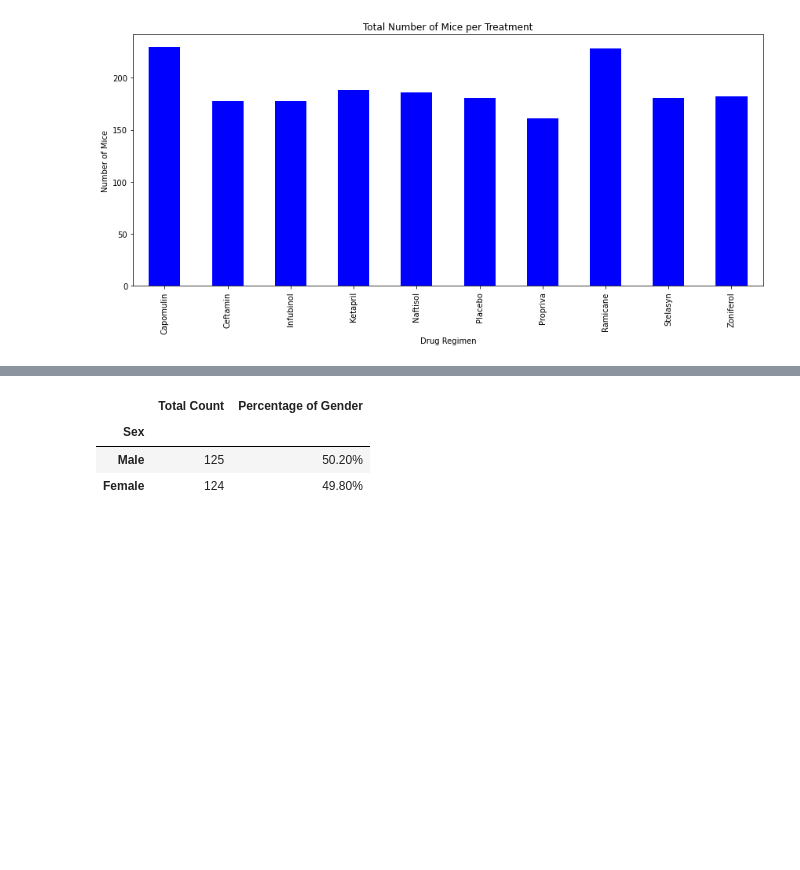
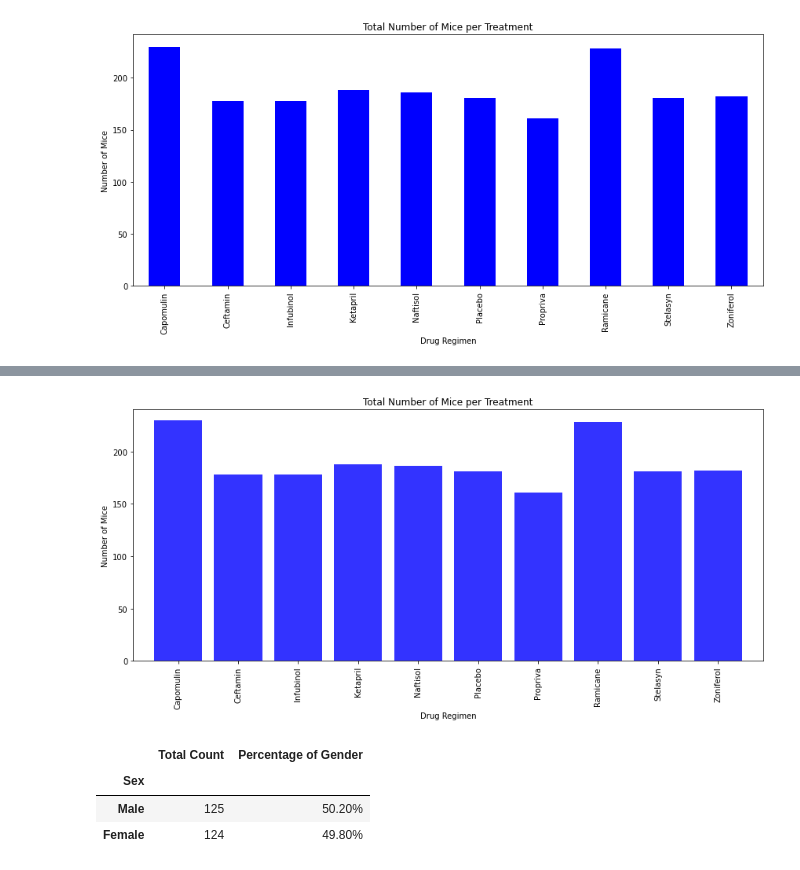
Before and after one commit to arcebri1/PharmaceuticalAnalysisPlotting, a Jupyter notebook: pymaceuticals_starter.ipynb, the cells around one changed output, grey strips where cells are left out. Drawn from its saved outputs; the diff is of its cells as text; code cells hidden in the pictures; blank space fills up the shorter version.

```diff
--- a/pymaceuticals_starter.ipynb
+++ b/pymaceuticals_starter.ipynb
@@ -107,24 +100,26 @@ plt.tight_layout()
 plt.show()
 # %% [output]
 [figure]
+# %%
+# number_of_mice = [Capomulin, Ceftamin, Infubinol, Ketapril, Naftisol, Placebo, Propriva, Ramicane, Stelasyn, Zoniferol]
+x_axis = np.arange(len(count_makers))
+
+tick_locations = [value for value in x_axis]
 # %%
-#Plot the bar plot for the total number of mice for each treatment throughout the course using pyplot. Make sure to label it.
-#Count the length of treatments to plot on the x axis
-x_axis = np.arange(len(count_makers)
-x_axis
-# tick_locations = [value for value in x_axis]
-
-# plt.figure(figsize=(12,6))
-# plt.bar(x_axis, count_makers, color='b', alpha=.80, align="center")
-# plt.xticks(tick_locations, ['Capomulin',
-#                             'Ceftamin', 'Infubinol', 'Ketapril',
-#                             'Naftisol', 'Placebo', 'Propriva',
-#                             'Ramicane', 'Stelasyn', 'Zoniferol'] , rotation="vertical")
-# plt.xlim(-.75, len(x_axis)-.25)
-# plt.ylim(0, max(count_makers)+10)
-# plt.title("Total Number of Mice per Treatment")
-# plt.xlabel("Drug Regimen")
-# plt.ylabel("Number of Mice")
-# plt.tight_layout()
-# plt.show()
+plt.figure(figsize=(12,6))
+plt.bar(x_axis, count_makers, color='b', alpha=.80, align="center")
+plt.xticks(tick_locations, ['Capomulin',
+                            'Ceftamin', 'Infubinol', 'Ketapril',
+                            'Naftisol', 'Placebo', 'Propriva',
+                            'Ramicane', 'Stelasyn', 'Zoniferol'] , rotation="vertical")
+plt.xlim(-.75, len(x_axis)-.25)
+plt.ylim(0, max(count_makers)+10)
+# Set a Title and labels
+plt.title("Total Number of Mice per Treatment")
+plt.xlabel("Drug Regimen")
+plt.ylabel("Number of Mice")
+# # Save our graph and show the grap
+plt.tight_layout()
+# plt.savefig("../Images/avg_state_rain.png")
+plt.show()
 # %% [output]
@@ -131,0 +126 @@ SyntaxError: invalid syntax (<ipython-input-16-70ec13aa4cc6>, line 4)
+[figure, added]
```
Also changed, not shown: parts of 9 cells of this notebook.
